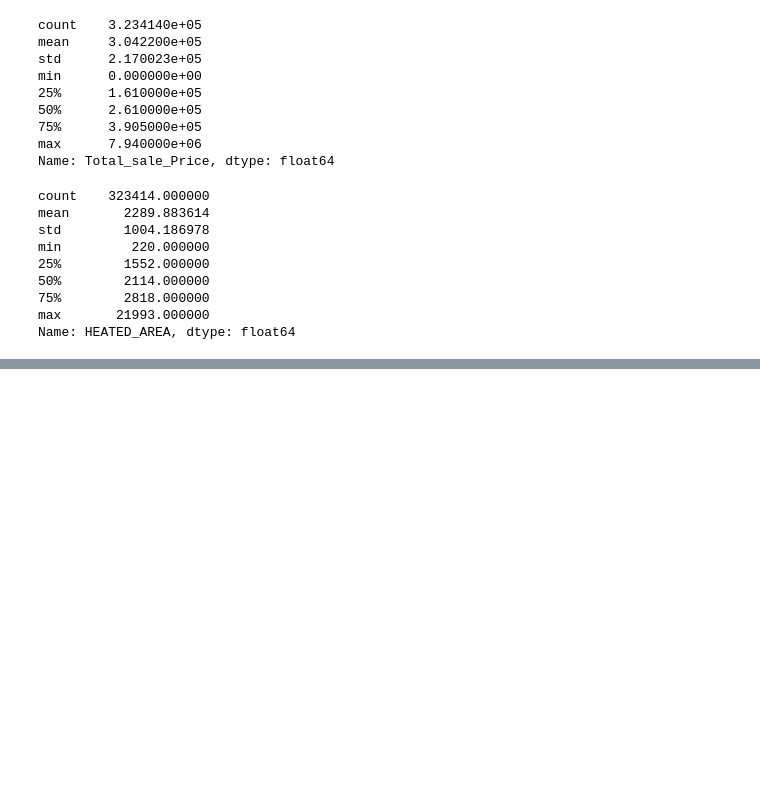
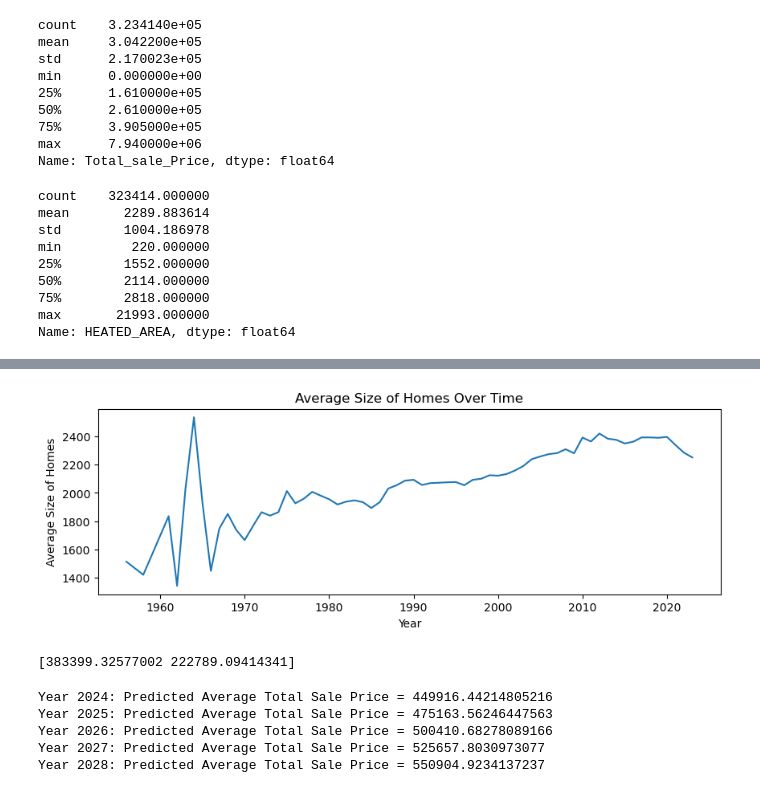
Before and after one commit to jkehm/Wake-County-Housing, a Jupyter notebook: Machine Learning/linear regression.ipynb, the cells around one changed output, grey strips where cells are left out. Drawn from its saved outputs; the diff is of its cells as text; code cells hidden in the pictures; blank space fills up the shorter version.

```diff
--- a/Machine Learning/linear regression.ipynb
+++ b/Machine Learning/linear regression.ipynb
@@ -304,0 +315,46 @@ wake_houses.head(10)
+# %%
+# check the average size of home over time
+
+
+# Group the data by 'year' and calculate the mean of 'HEATED_AREA'
+average_size_over_time = df.groupby('year')['HEATED_AREA'].mean()
+
+# Plot the average size of homes over time
+plt.figure(figsize=(10, 3))
+plt.plot(average_size_over_time.index, average_size_over_time.values)
+plt.xlabel('Year')
+plt.ylabel('Average Size of Homes')
+plt.title('Average Size of Homes Over Time')
+plt.show()
+# %% [output]
+[figure, added]
+# %%
+# Predict house prices using the trained model
+y_pred = model.predict(X_test)
+print(y_pred)
+# %% [output]
+[383399.32577002 222789.09414341]
+# %%
+#............Prediction analysis for next 5 years in sale prices...........................
+
+# the number of future years to predict
+num_future_years = 5
+
+# Get the maximum year in the dataset
+max_year = df['year'].max()
+
+# Create an array of future years
+future_years = np.arange(max_year + 1, max_year + 1 + num_future_years).reshape(-1, 1)
+
+# Predict the average total sale prices for future years
+future_predictions = model.predict(future_years)
+
+# Display the future predictions
+for i in range(num_future_years):
+    print(f"Year {future_years[i][0]}: Predicted Average Total Sale Price = {future_predictions[i]}")
+# %% [output]
+Year 2024: Predicted Average Total Sale Price = 449916.44214805216
+Year 2025: Predicted Average Total Sale Price = 475163.56246447563
+Year 2026: Predicted Average Total Sale Price = 500410.68278089166
+Year 2027: Predicted Average Total Sale Price = 525657.8030973077
+Year 2028: Predicted Average Total Sale Price = 550904.9234137237
```
Also changed, not shown: parts of 4 cells of this notebook, 1 other file.
